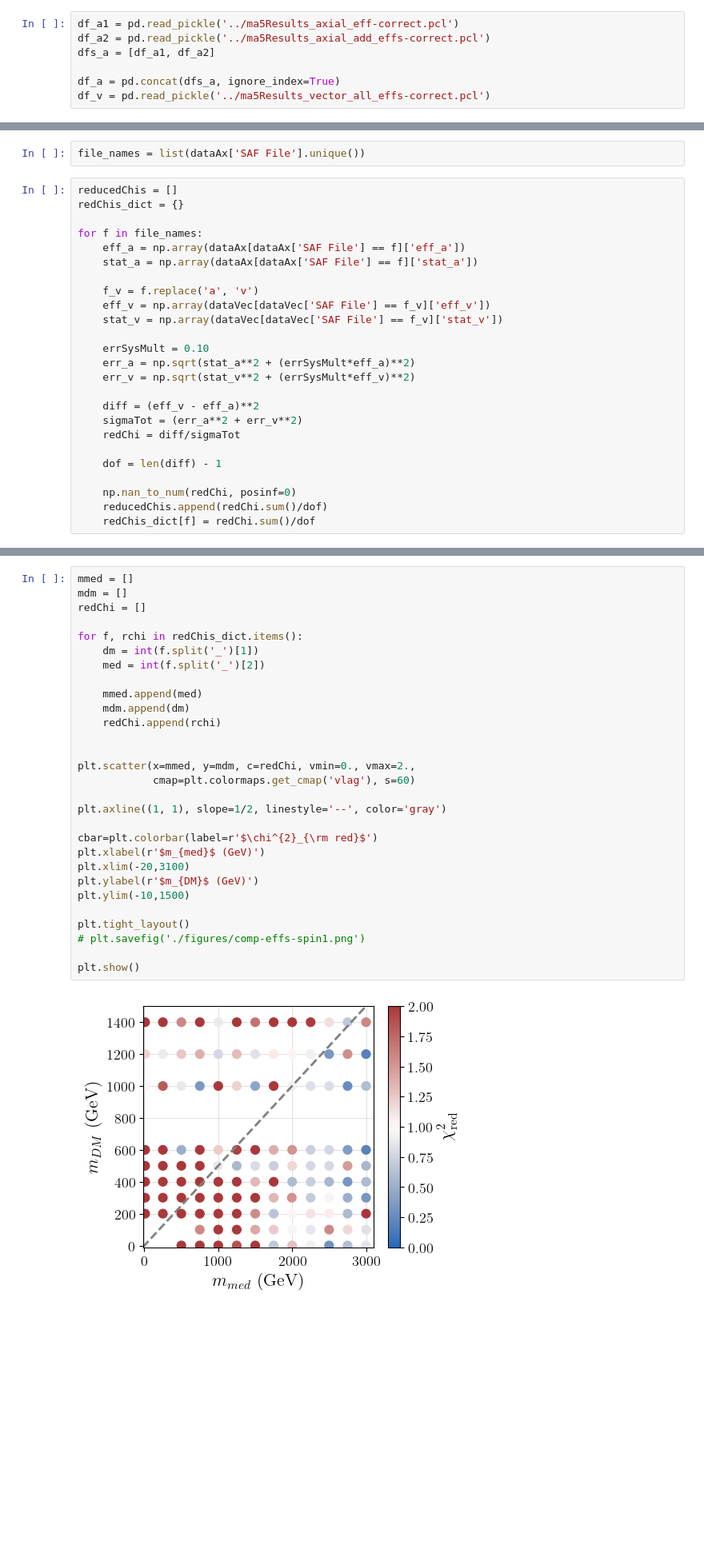
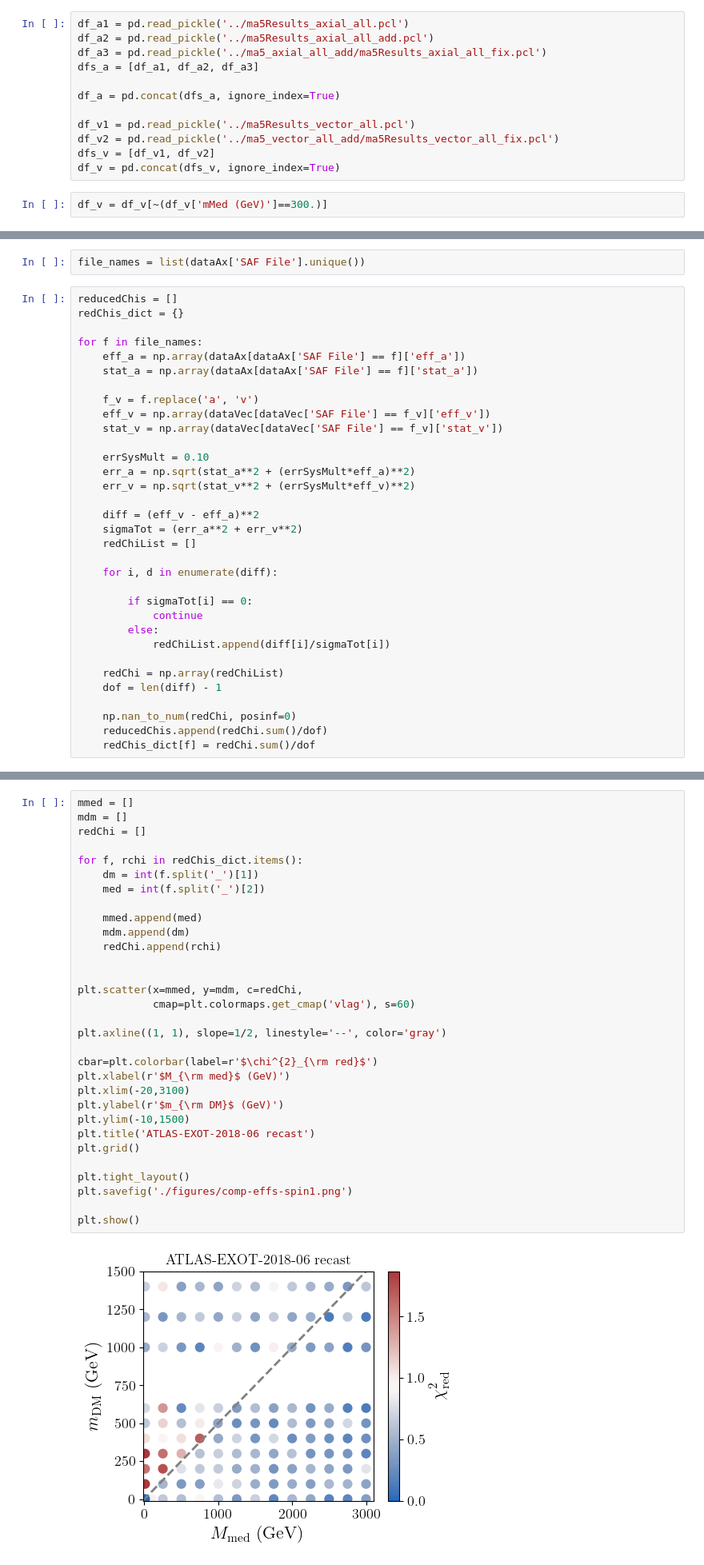
Before and after one commit to andlessa/MonoXSMS, a Jupyter notebook: ATLAS-EXOT-2018-06/notebooks/CutFlow_Spin1_comp.ipynb, the cells around one changed output, grey strips where cells are left out. Shown at 80% size. Saved outputs shown, nothing was run; the diff lists cells and outputs as text; blank space fills up the shorter version.

Commit message:
Updated plots for thesis

```diff
--- a/ATLAS-EXOT-2018-06/notebooks/CutFlow_Spin1_comp.ipynb
+++ b/ATLAS-EXOT-2018-06/notebooks/CutFlow_Spin1_comp.ipynb
@@ -79,9 +79,16 @@ pd.read_pickle('../ma5Results_vector_all_effs-correct.pcl')
 # %% [output]
 79.0
 # %%
-df_a1 = pd.read_pickle('../ma5Results_axial_eff-correct.pcl')
-df_a2 = pd.read_pickle('../ma5Results_axial_add_effs-correct.pcl')
-dfs_a = [df_a1, df_a2]
+df_a1 = pd.read_pickle('../ma5Results_axial_all.pcl')
+df_a2 = pd.read_pickle('../ma5Results_axial_all_add.pcl')
+df_a3 = pd.read_pickle('../ma5_axial_all_add/ma5Results_axial_all_fix.pcl')
+dfs_a = [df_a1, df_a2, df_a3]
 
 df_a = pd.concat(dfs_a, ignore_index=True)
-df_v = pd.read_pickle('../ma5Results_vector_all_effs-correct.pcl')
+
+df_v1 = pd.read_pickle('../ma5Results_vector_all.pcl')
+df_v2 = pd.read_pickle('../ma5_vector_all_add/ma5Results_vector_all_fix.pcl')
+dfs_v = [df_v1, df_v2]
+df_v = pd.concat(dfs_v, ignore_index=True)
+# %%
+df_v = df_v[~(df_v['mMed (GeV)']==300.)]
@@ -154,8 +193,16 @@ for f in file_names:
 
     diff = (eff_v - eff_a)**2
     sigmaTot = (err_a**2 + err_v**2)
-    redChi = diff/sigmaTot
+    redChiList = []
 
+    for i, d in enumerate(diff):
+
+        if sigmaTot[i] == 0:
+            continue
+        else:
+            redChiList.append(diff[i]/sigmaTot[i])
+
+    redChi = np.array(redChiList)
     dof = len(diff) - 1
 
     np.nan_to_num(redChi, posinf=0)
@@ -239,31 +251,33 @@ dma_600_750 2.233460598735331
 # %%
 mmed = []
 mdm = []
 redChi = []
 
 for f, rchi in redChis_dict.items():
     dm = int(f.split('_')[1])
     med = int(f.split('_')[2])
 
     mmed.append(med)
     mdm.append(dm)
     redChi.append(rchi)
 
 
-plt.scatter(x=mmed, y=mdm, c=redChi, vmin=0., vmax=2.,
+plt.scatter(x=mmed, y=mdm, c=redChi,
             cmap=plt.colormaps.get_cmap('vlag'), s=60)
 
 plt.axline((1, 1), slope=1/2, linestyle='--', color='gray')
 
 cbar=plt.colorbar(label=r'$\chi^{2}_{\rm red}$')
-plt.xlabel(r'$m_{med}$ (GeV)')
+plt.xlabel(r'$M_{\rm med}$ (GeV)')
 plt.xlim(-20,3100)
-plt.ylabel(r'$m_{DM}$ (GeV)')
+plt.ylabel(r'$m_{\rm DM}$ (GeV)')
 plt.ylim(-10,1500)
+plt.title('ATLAS-EXOT-2018-06 recast')
+plt.grid()
 
 plt.tight_layout()
-# plt.savefig('./figures/comp-effs-spin1.png')
+plt.savefig('./figures/comp-effs-spin1.png')
 
 plt.show()
 # %% [output]
-[figure, old version]
+[figure, new version]
```
Also changed, not shown: parts of 17 cells of this notebook, 22 other files.
